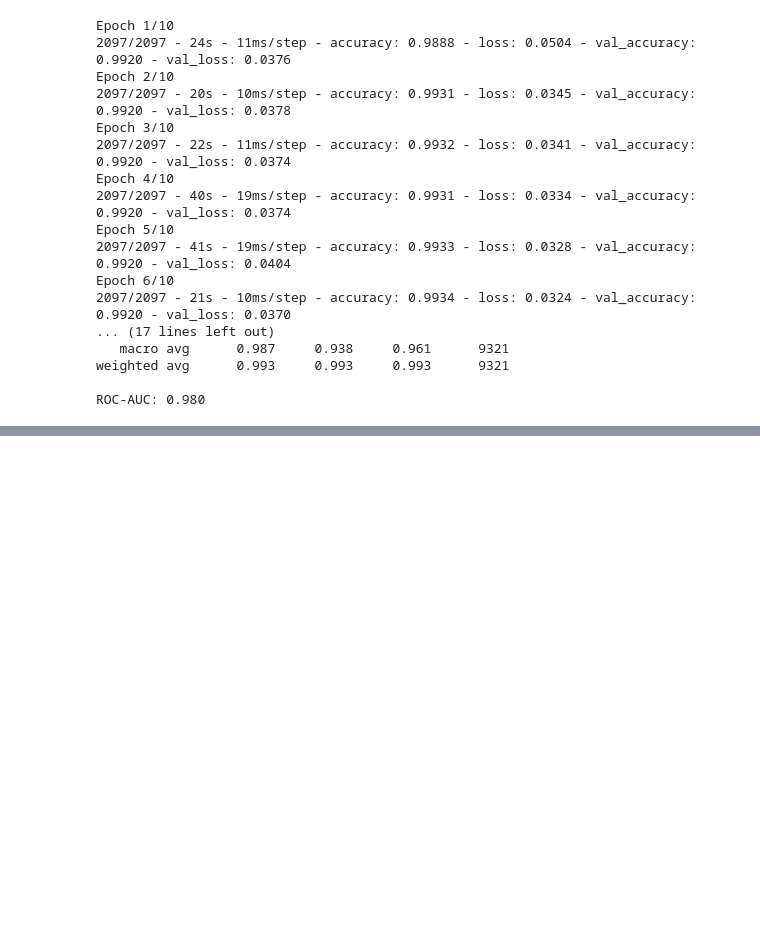
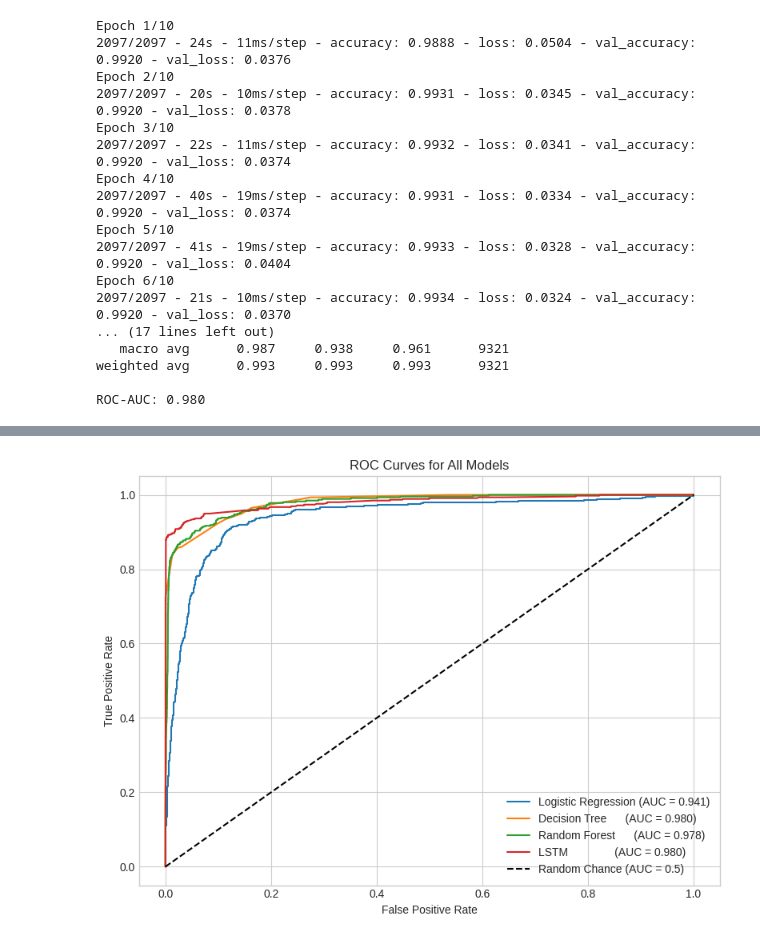
Before and after one commit to sof1a03/Process-Mining, a Jupyter notebook: question_2/question2_analysis.ipynb, the cells around one changed output, grey strips where cells are left out. Saved outputs shown, nothing was run; the diff lists cells and outputs as text; code cells hidden in the pictures; blank space fills up the shorter version.

```diff
--- a/question_2/question2_analysis.ipynb
+++ b/question_2/question2_analysis.ipynb
@@ -1238,0 +1251,33 @@ rf_imp_df.sort_values("importance", ascending=False).head(10)
+# %%
+import matplotlib.pyplot as plt
+from sklearn.metrics import roc_curve, auc
+
+# Compute ROC curve and AUC for each model
+fpr_lr, tpr_lr, _ = roc_curve(y_test, y_prob_lr)
+auc_lr = auc(fpr_lr, tpr_lr)
+
+fpr_tree, tpr_tree, _ = roc_curve(y_test, y_prob_tree)
+auc_tree = auc(fpr_tree, tpr_tree)
+
+fpr_rf, tpr_rf, _ = roc_curve(y_test, y_prob_rf)
+auc_rf = auc(fpr_rf, tpr_rf)
+
+fpr_lstm, tpr_lstm, _ = roc_curve(y_seq_test, y_prob_lstm)
+auc_lstm = auc(fpr_lstm, tpr_lstm)
+
+plt.figure(figsize=(8, 6))
+plt.plot(fpr_lr, tpr_lr, label=f"Logistic Regression (AUC = {auc_lr:.3f})")
+plt.plot(fpr_tree, tpr_tree, label=f"Decision Tree      (AUC = {auc_tree:.3f})")
+plt.plot(fpr_rf, tpr_rf, label=f"Random Forest      (AUC = {auc_rf:.3f})")
+plt.plot(fpr_lstm, tpr_lstm, label=f"LSTM               (AUC = {auc_lstm:.3f})")
+plt.plot([0, 1], [0, 1], 'k--', label="Random Chance (AUC = 0.5)")
+
+plt.xlabel("False Positive Rate")
+plt.ylabel("True Positive Rate")
+plt.title("ROC Curves for All Models")
+plt.legend(loc="lower right")
+plt.grid(True)
+plt.tight_layout()
+plt.show()
+# %% [output]
+[figure, added]
```
Also changed, not shown: parts of 6 cells of this notebook.
